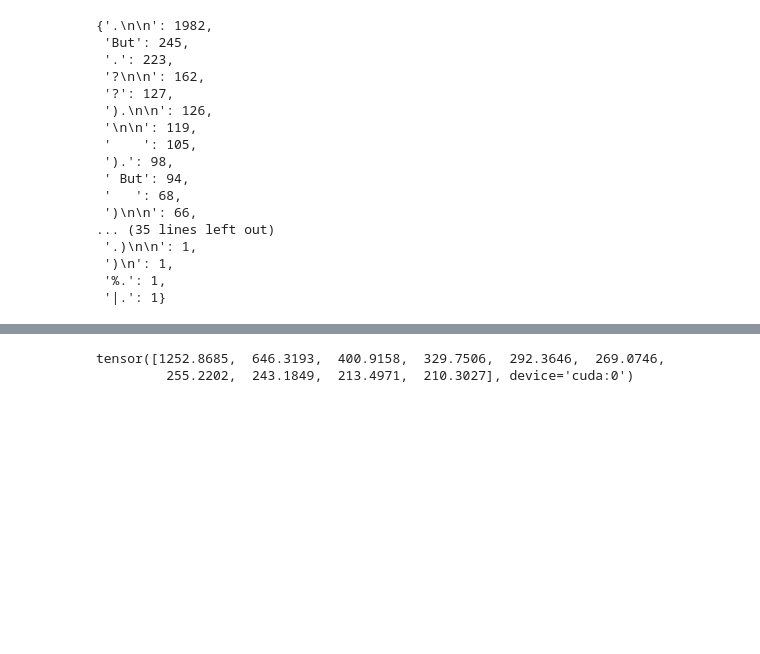
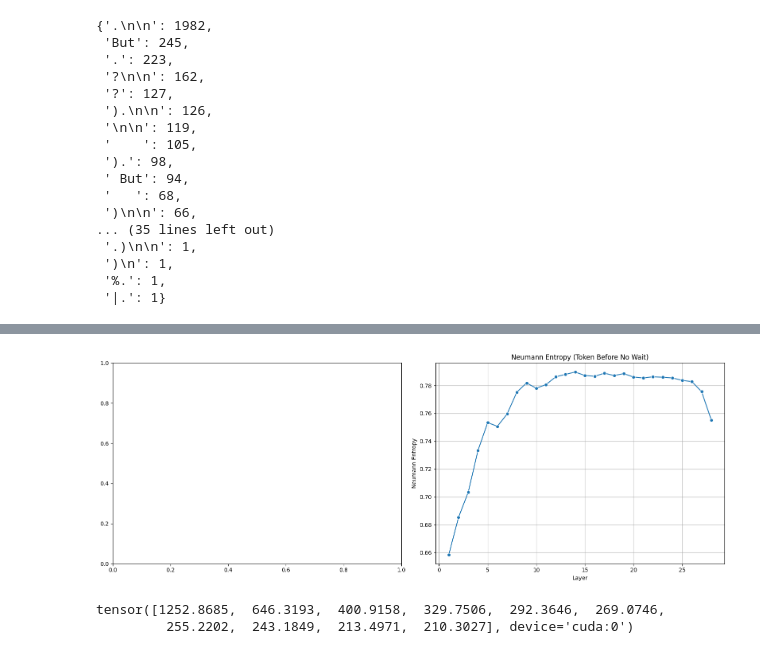
Before and after one commit to xzAscC/ReflectionDirection, a Jupyter notebook: rank.ipynb, the cells around one changed output, grey strips where cells are left out. Cells and saved outputs as stored; diff of their text form; code cells hidden in the pictures; blank space fills up the shorter version.

```diff
--- a/rank.ipynb
+++ b/rank.ipynb
@@ -200,3 +207,37 @@ plt.show()
+# %%
+last_token_before_wo_wait = torch.load("tmp.pt")
+rank_list = []
+entropy_list_no_wait = []
+layers = 29
+for layer in tqdm(range(layers)):
+    token_before_wait = torch.cat([
+        x[layer].mean(dim=1, keepdim=True) if x[layer].shape[1] > 1 else x[layer]
+        for x in last_token_before_wo_wait
+    ]).squeeze().to("cuda:0").to(torch.float32)
+    if token_before_wait.shape[0] > 1000:
+        indices = torch.randperm(token_before_wait.shape[0])[:1000]
+        token_before_wait = token_before_wait[indices]
+    neumann = neumann_entropy(token_before_wait)
+    entropy_list_no_wait.append(neumann.item())
+    # rank_list.append(rank.item())
+fig, axes = plt.subplots(1, 2, figsize=(16, 6))
+
+# sns.lineplot(ax=axes[0], x=range(len(entropy_list)), y=entropy_list, marker="o")
+# axes[0].set_title("Neumann Entropy (Token Before Wait)")
+# axes[0].set_xlabel("Layer")
+# axes[0].set_ylabel("Neumann Entropy")
+# axes[0].grid(True)
+
+sns.lineplot(ax=axes[1], x=range(len(entropy_list_no_wait)), y=entropy_list_no_wait, marker="o")
+axes[1].set_title("Neumann Entropy (Token Before No Wait)")
+axes[1].set_xlabel("Layer")
+axes[1].set_ylabel("Neumann Entropy")
+axes[1].grid(True)
+
+plt.tight_layout()
+plt.show()
+# %% [output]
+[figure, added]
 # %%
 layer = 15
 token_before_wait = torch.cat([
```
Also changed, not shown: parts of 10 cells of this notebook, 2 other files.
